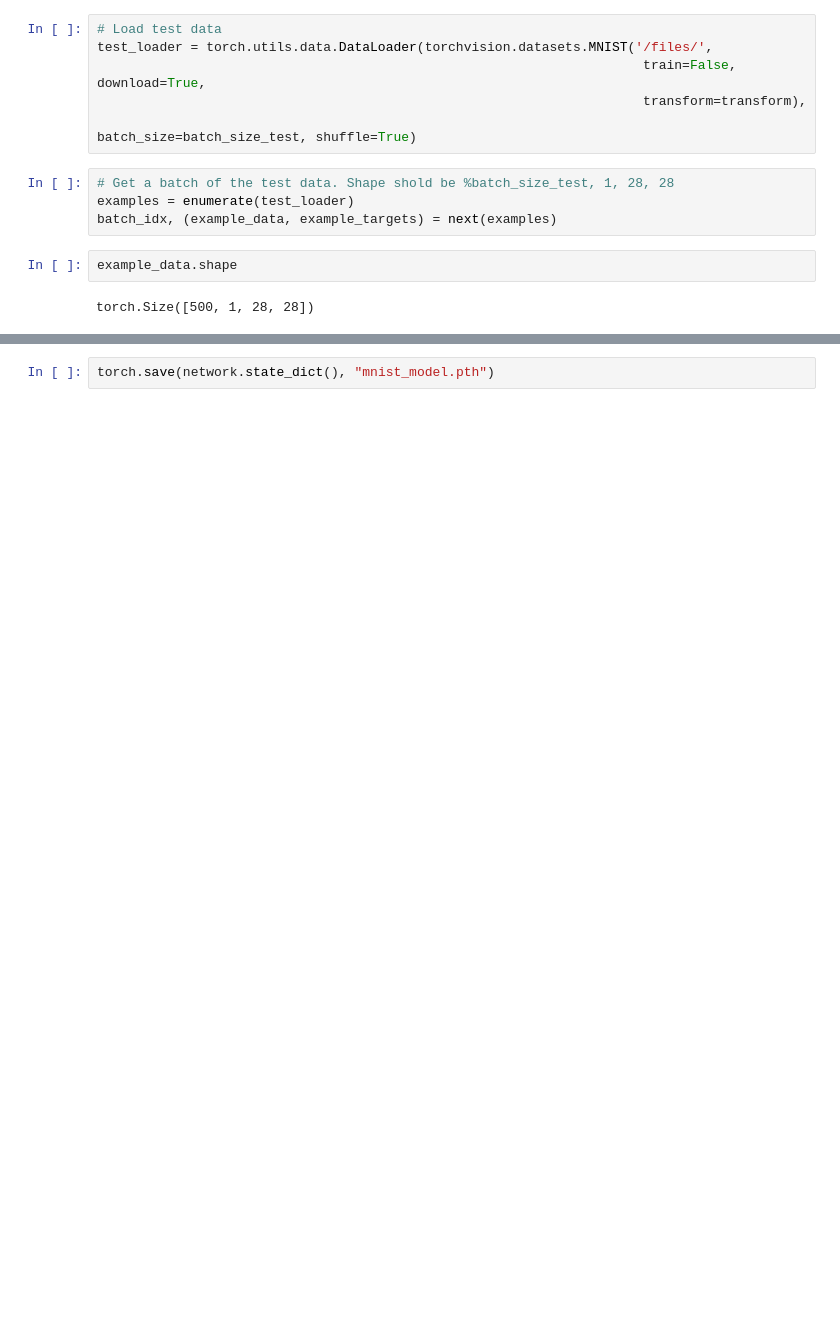
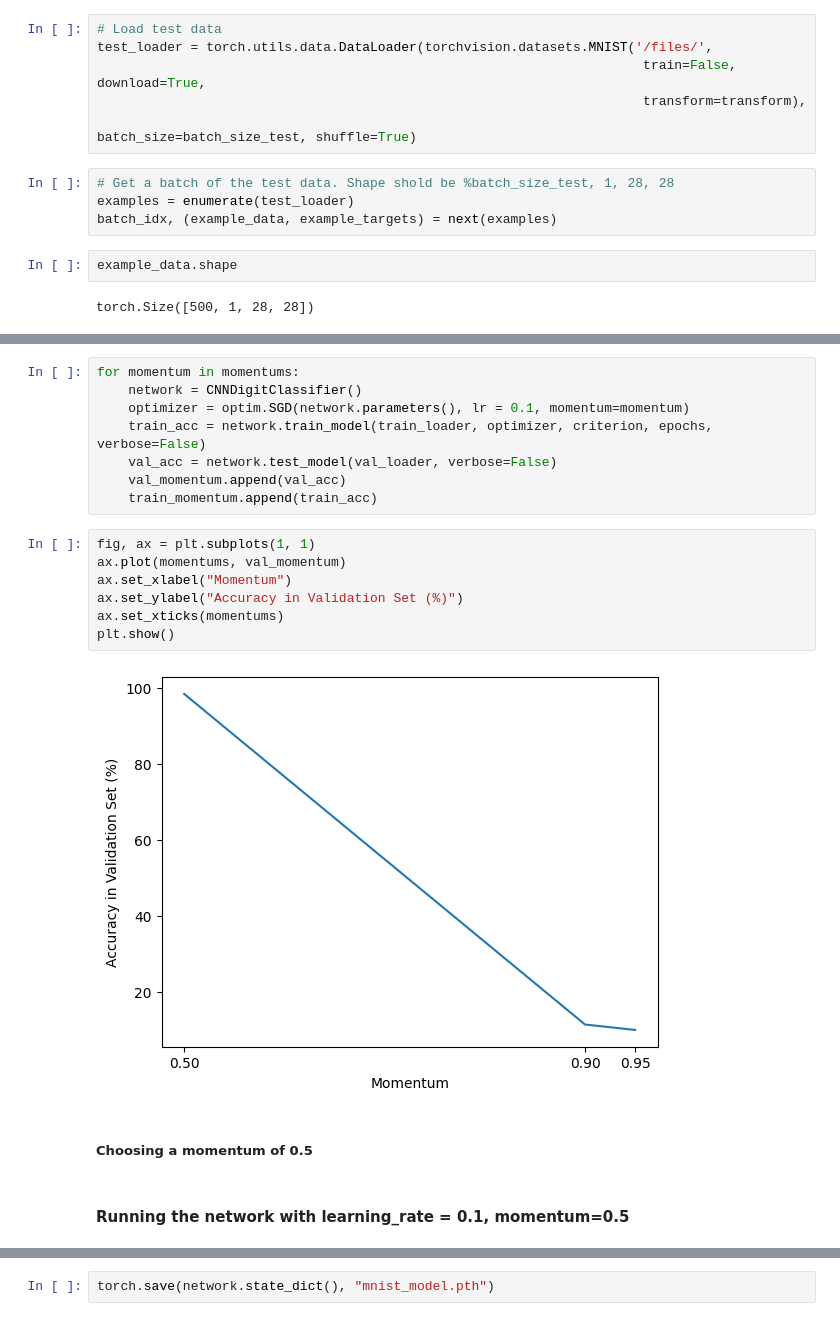
Before and after one commit to GohanDGeo/Digit-Recognition-MNIST, a Jupyter notebook: mnist.ipynb, the cells around one changed output, grey strips where cells are left out. Cells and saved outputs as stored; diff of their text form; blank space fills up the shorter version.

```diff
--- a/mnist.ipynb
+++ b/mnist.ipynb
@@ -132,2 +213,23 @@ class CNNDigitClassifier(DigitClassifier):
+# %%
+for momentum in momentums:
+    network = CNNDigitClassifier()
+    optimizer = optim.SGD(network.parameters(), lr = 0.1, momentum=momentum)
+    train_acc = network.train_model(train_loader, optimizer, criterion, epochs, verbose=False)
+    val_acc = network.test_model(val_loader, verbose=False)
+    val_momentum.append(val_acc)
+    train_momentum.append(train_acc)
+# %%
+fig, ax = plt.subplots(1, 1)
+ax.plot(momentums, val_momentum)
+ax.set_xlabel("Momentum")
+ax.set_ylabel("Accuracy in Validation Set (%)")
+ax.set_xticks(momentums)
+plt.show()
+# %% [output]
+[figure, added]
+# %% [markdown]
+##### Choosing a momentum of 0.5
+# %% [markdown]
+#### Running the network with learning_rate = 0.1, momentum=0.5
 # %%
 network = CNNDigitClassifier()
```
Also changed, not shown: parts of 25 cells of this notebook, 1 other file.
